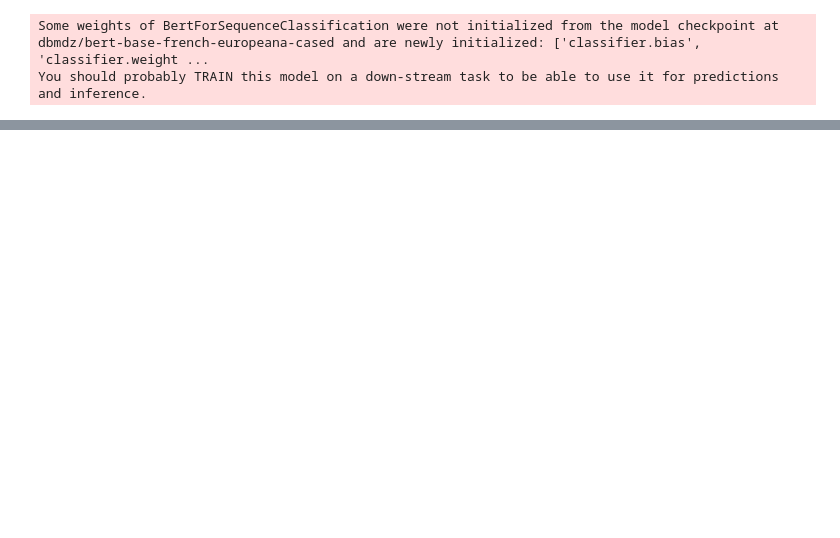
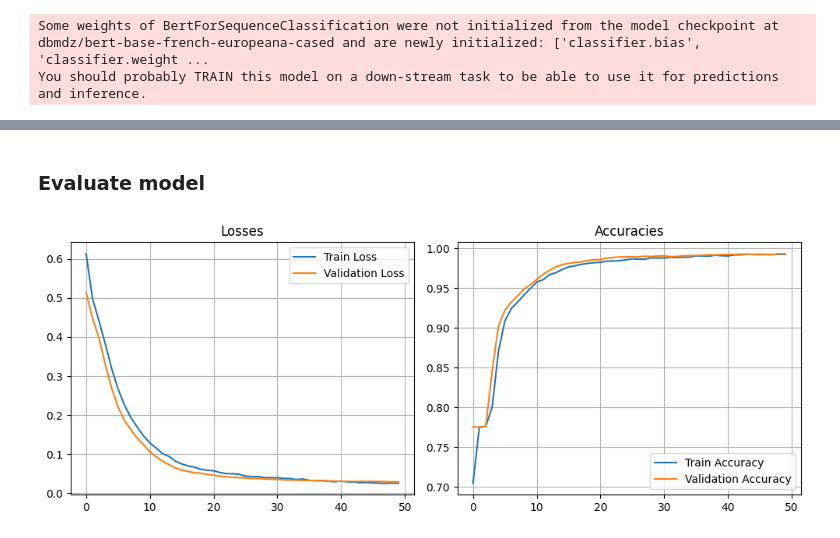
Before and after one commit to Tristan-Amadei/NLP, a Jupyter notebook: eda.ipynb, the cells around one changed output, grey strips where cells are left out. Drawn from its saved outputs; the diff is of its cells as text; code cells hidden in the pictures; blank space fills up the shorter version.

Commit message:
done finetuning model, would be good to run it with higher lr

```diff
--- a/eda.ipynb
+++ b/eda.ipynb
@@ -212,8 +249,8 @@ train_labels = torch.tensor(list(y_str_train))
 val_labels = torch.tensor(list(y_str_val))
 test_labels = torch.tensor(list(y_str_test))
 # %%
-# Step 4: Prepare DataLoader for training and validation sets
-def to_loader(inputs, labels, batch_size=32, shuffle=True):
+# Step 3: Prepare DataLoader for training and validation sets
+def to_loader(inputs, labels, batch_size=256, shuffle=True):
     dataset = TensorDataset(inputs["input_ids"], inputs["attention_mask"], labels)
     loader = DataLoader(dataset, batch_size=batch_size, shuffle=shuffle)
     return dataset, loader
@@ -246,15 +313,0 @@ for epoch in range(num_epochs):
-# %%
-# Step 6: Evaluate the fine-tuned model on the validation set
-model.eval()
-val_accuracy = 0
-with torch.no_grad():
-    for batch in tqdm(val_loader):
-        input_ids, attention_mask, labels = batch
-        input_ids, attention_mask, labels = input_ids.to(device), attention_mask.to(device), labels.to(device)
-        outputs = model(input_ids=input_ids, attention_mask=attention_mask)
-        logits = outputs.logits
-        preds = torch.argmax(logits, dim=1)
-        val_accuracy += torch.sum(preds == labels).item()
-
-val_accuracy /= len(val_dataset)
-print("Validation Accuracy:", val_accuracy)
@@ -260,0 +345,8 @@ print("Validation Accuracy:", val_accuracy)
+# %%
+n_epochs = 50
+patience = 10
+print_every = 1
+
+optimizer = AdamW(model.parameters(), lr=5e-6)
+# %%
+train_losses, train_accuracies, val_losses, val_accuracies = train(model, train_loader, val_loader, n_epochs, patience, print_every=1, device=device)
@@ -260,0 +355,20 @@ print("Validation Accuracy:", val_accuracy)
+# %% [markdown]
+### Evaluate model
+# %%
+fig, axs = plt.subplots(1, 2, figsize=(10, 4))
+
+axs[0].plot(train_losses, label='Train Loss')
+axs[0].plot(val_losses, label='Validation Loss')
+axs[0].set_title('Losses')
+axs[0].grid('on')
+axs[0].legend(loc='best')
+
+axs[1].plot(train_accuracies, label='Train Accuracy')
+axs[1].plot(val_accuracies, label='Validation Accuracy')
+axs[1].set_title('Accuracies')
+axs[1].grid('on')
+axs[1].legend(loc='best')
+
+plt.tight_layout();
+# %% [output]
+[figure, added]
```
Also changed, not shown: parts of 24 cells of this notebook, 3 other files.
